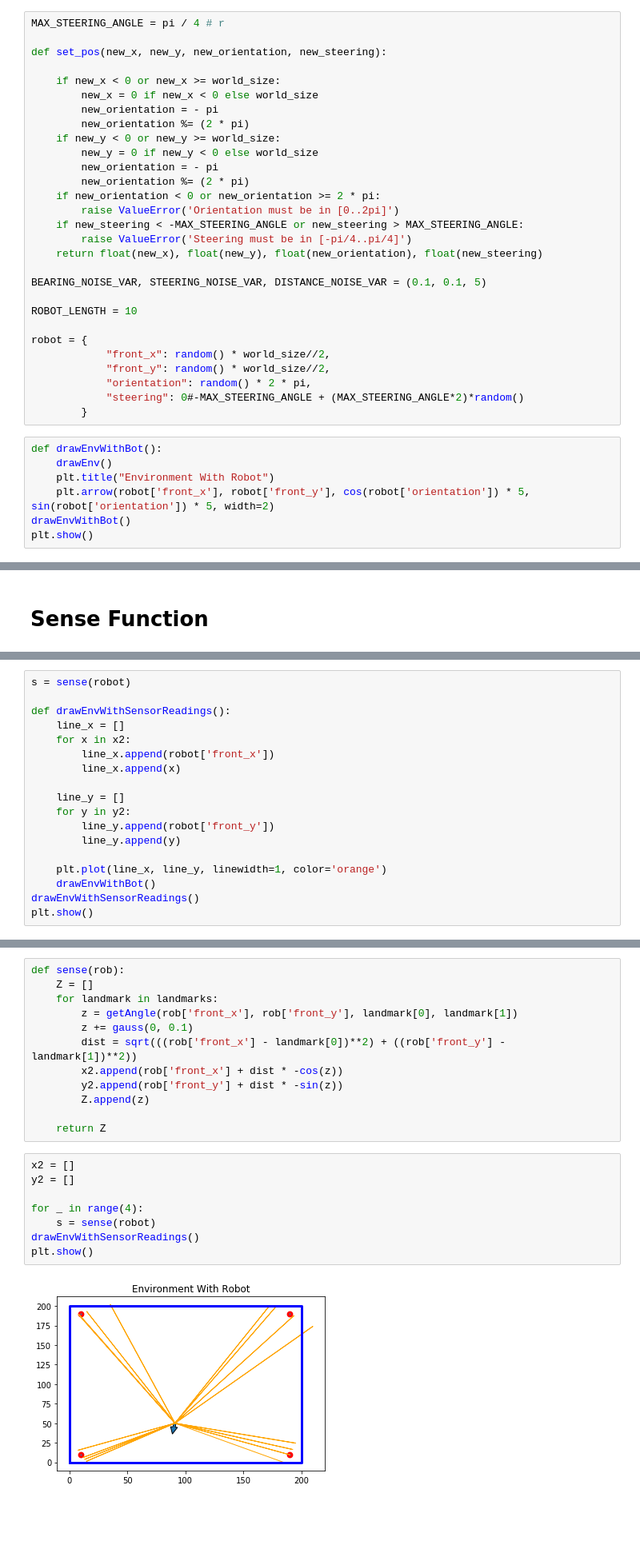
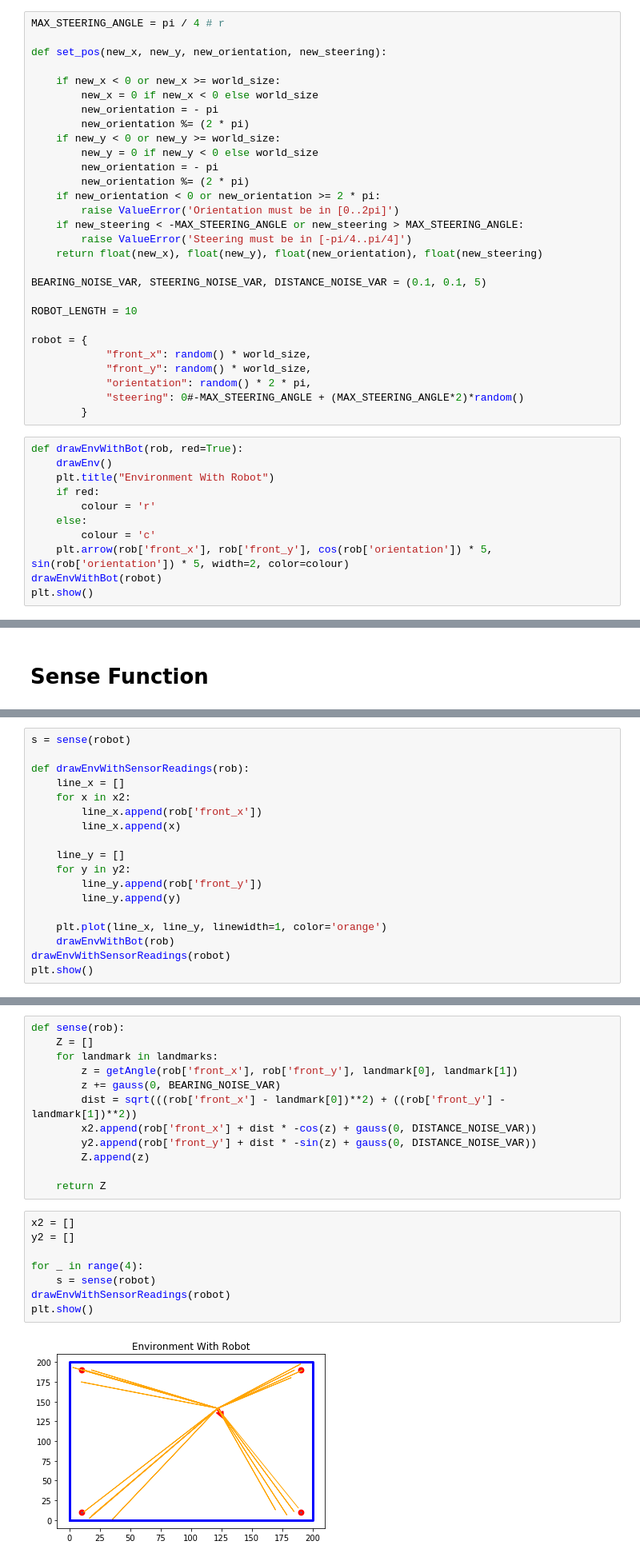
Before and after one commit to AidenWilliams/Robot-Localisation, a Jupyter notebook: Robot Localisation.ipynb, the cells around one changed output, grey strips where cells are left out. Shown at 80% size. Drawn from its saved outputs; the diff is of its cells as text; blank space fills up the shorter version.

```diff
--- a/Robot Localisation.ipynb
+++ b/Robot Localisation.ipynb
@@ -52,16 +52,20 @@ BEARING_NOISE_VAR, STEERING_NOISE_VAR, DISTANCE_NOISE_VAR = (0.1, 0.1, 5)
 ROBOT_LENGTH = 10
 
 robot = {
-            "front_x": random() * world_size//2,
-            "front_y": random() * world_size//2,
+            "front_x": random() * world_size,
+            "front_y": random() * world_size,
             "orientation": random() * 2 * pi,
             "steering": 0#-MAX_STEERING_ANGLE + (MAX_STEERING_ANGLE*2)*random()
         }
 # %%
-def drawEnvWithBot():
+def drawEnvWithBot(rob, red=True):
     drawEnv()
     plt.title("Environment With Robot")
-    plt.arrow(robot['front_x'], robot['front_y'], cos(robot['orientation']) * 5, sin(robot['orientation']) * 5, width=2)
-drawEnvWithBot()
+    if red:
+        colour = 'r'
+    else:
+        colour = 'c'
+    plt.arrow(rob['front_x'], rob['front_y'], cos(rob['orientation']) * 5, sin(rob['orientation']) * 5, width=2, color=colour)
+drawEnvWithBot(robot)
 plt.show()
 # %% [output]
@@ -90,19 +94,19 @@ def sense(rob):
 # %%
 s = sense(robot)
 
-def drawEnvWithSensorReadings():
+def drawEnvWithSensorReadings(rob):
     line_x = []
     for x in x2:
-        line_x.append(robot['front_x'])
+        line_x.append(rob['front_x'])
         line_x.append(x)
 
     line_y = []
     for y in y2:
-        line_y.append(robot['front_y'])
+        line_y.append(rob['front_y'])
         line_y.append(y)
 
     plt.plot(line_x, line_y, linewidth=1, color='orange')
-    drawEnvWithBot()
-drawEnvWithSensorReadings()
+    drawEnvWithBot(rob)
+drawEnvWithSensorReadings(robot)
 plt.show()
 # %% [output]
@@ -112,23 +116,23 @@ def sense(rob):
     Z = []
     for landmark in landmarks:
         z = getAngle(rob['front_x'], rob['front_y'], landmark[0], landmark[1])
-        z += gauss(0, 0.1)
+        z += gauss(0, BEARING_NOISE_VAR)
         dist = sqrt(((rob['front_x'] - landmark[0])**2) + ((rob['front_y'] - landmark[1])**2))
-        x2.append(rob['front_x'] + dist * -cos(z))
-        y2.append(rob['front_y'] + dist * -sin(z))
+        x2.append(rob['front_x'] + dist * -cos(z) + gauss(0, DISTANCE_NOISE_VAR))
+        y2.append(rob['front_y'] + dist * -sin(z) + gauss(0, DISTANCE_NOISE_VAR))
         Z.append(z)
 
     return Z
 # %%
 x2 = []
 y2 = []
 
 for _ in range(4):
     s = sense(robot)
-drawEnvWithSensorReadings()
+drawEnvWithSensorReadings(robot)
 plt.show()
 # %% [output]
-[figure, old version]
+[figure, new version]
 # %% [markdown]
 # Move Function
 # %%
```
Also changed, not shown: parts of 13 cells of this notebook.
